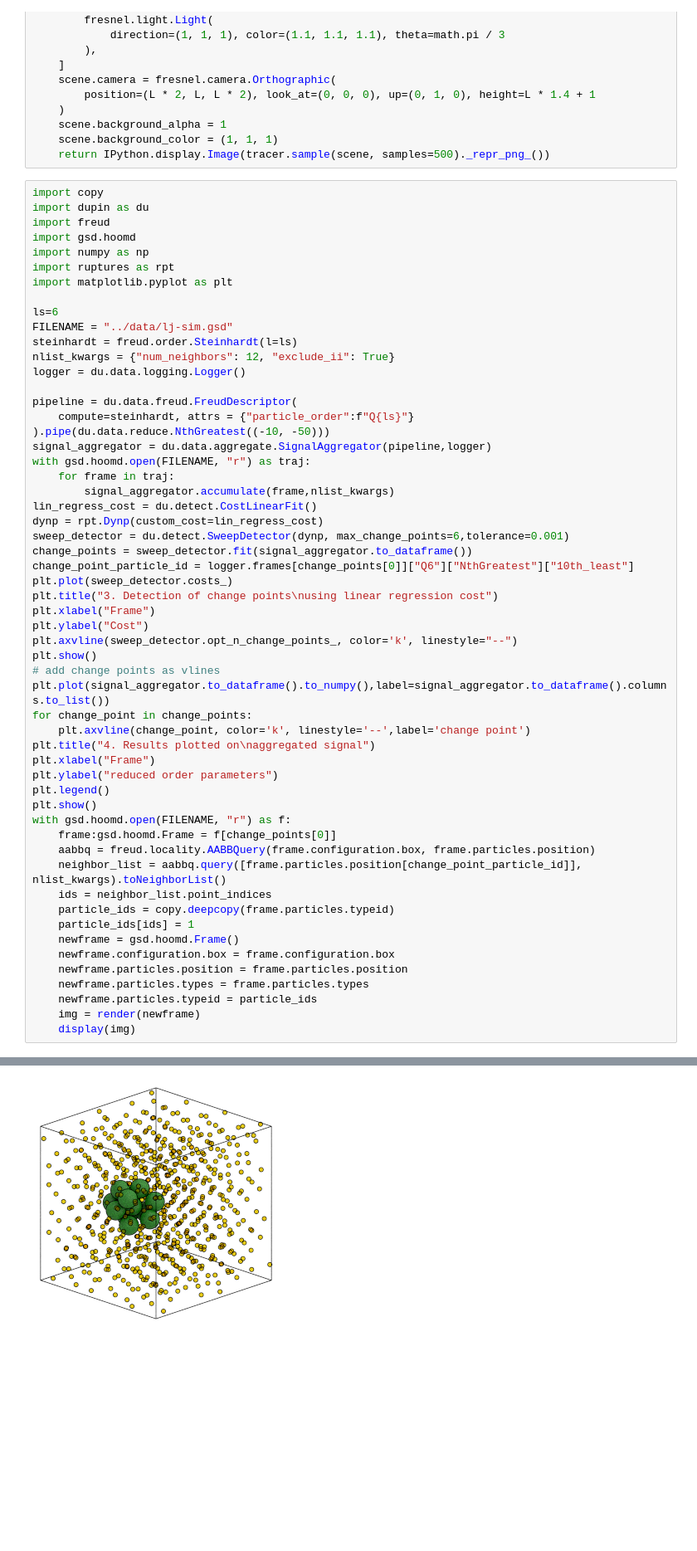
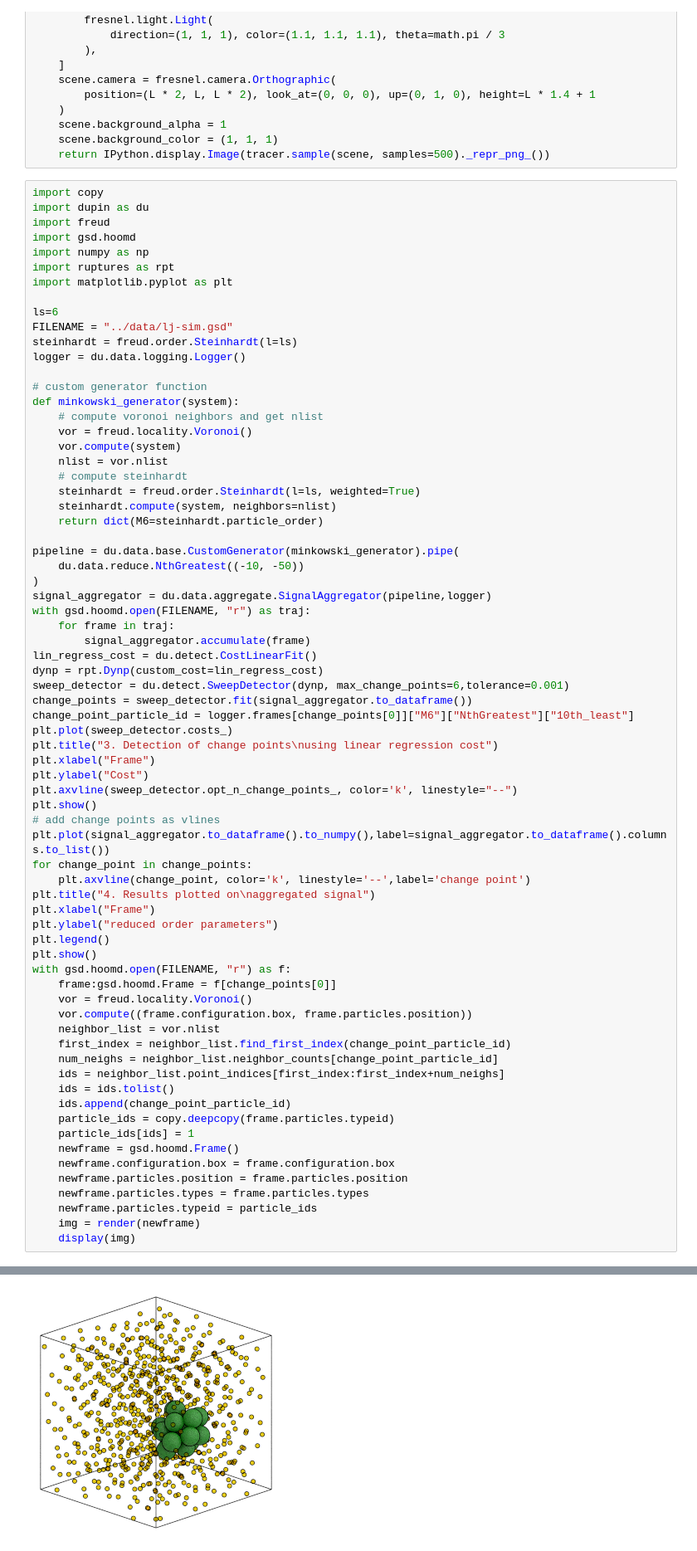
Before and after one commit to glotzerlab/dupin, a Jupyter notebook: docs/tutorials/03-Logging-particles-undergoing-detection/Logging-particles-example.ipynb, the cells around one changed output, grey strips where cells are left out. Shown at 83% size. Drawn from its saved outputs; the diff is of its cells as text; blank space fills up the shorter version.

Commit message:
use minkowski instead of Q6

```diff
--- a/docs/tutorials/03-Logging-particles-undergoing-detection/Logging-particles-example.ipynb
+++ b/docs/tutorials/03-Logging-particles-undergoing-detection/Logging-particles-example.ipynb
@@ -69,21 +69,31 @@ import matplotlib.pyplot as plt
 ls=6
 FILENAME = "../data/lj-sim.gsd"
 steinhardt = freud.order.Steinhardt(l=ls)
-nlist_kwargs = {"num_neighbors": 12, "exclude_ii": True}
 logger = du.data.logging.Logger()
 
-pipeline = du.data.freud.FreudDescriptor(
-    compute=steinhardt, attrs = {"particle_order":f"Q{ls}"}
-).pipe(du.data.reduce.NthGreatest((-10, -50)))
+# custom generator function
+def minkowski_generator(system):
+    # compute voronoi neighbors and get nlist
+    vor = freud.locality.Voronoi()
+    vor.compute(system)
+    nlist = vor.nlist
+    # compute steinhardt
+    steinhardt = freud.order.Steinhardt(l=ls, weighted=True)
+    steinhardt.compute(system, neighbors=nlist)
+    return dict(M6=steinhardt.particle_order)
+
+pipeline = du.data.base.CustomGenerator(minkowski_generator).pipe(
+    du.data.reduce.NthGreatest((-10, -50))
+)
 signal_aggregator = du.data.aggregate.SignalAggregator(pipeline,logger)
 with gsd.hoomd.open(FILENAME, "r") as traj:
     for frame in traj:
-        signal_aggregator.accumulate(frame,nlist_kwargs)
+        signal_aggregator.accumulate(frame)
 lin_regress_cost = du.detect.CostLinearFit()
 dynp = rpt.Dynp(custom_cost=lin_regress_cost)
 sweep_detector = du.detect.SweepDetector(dynp, max_change_points=6,tolerance=0.001)
 change_points = sweep_detector.fit(signal_aggregator.to_dataframe())
-change_point_particle_id = logger.frames[change_points[0]]["Q6"]["NthGreatest"]["10th_least"]
+change_point_particle_id = logger.frames[change_points[0]]["M6"]["NthGreatest"]["10th_least"]
 plt.plot(sweep_detector.costs_)
 plt.title("3. Detection of change points\nusing linear regression cost")
 plt.xlabel("Frame")
@@ -101,9 +111,14 @@ plt.legend()
 plt.show()
 with gsd.hoomd.open(FILENAME, "r") as f:
     frame:gsd.hoomd.Frame = f[change_points[0]]
-    aabbq = freud.locality.AABBQuery(frame.configuration.box, frame.particles.position)
-    neighbor_list = aabbq.query([frame.particles.position[change_point_particle_id]], nlist_kwargs).toNeighborList()
-    ids = neighbor_list.point_indices
+    vor = freud.locality.Voronoi()
+    vor.compute((frame.configuration.box, frame.particles.position))
+    neighbor_list = vor.nlist
+    first_index = neighbor_list.find_first_index(change_point_particle_id)
+    num_neighs = neighbor_list.neighbor_counts[change_point_particle_id]
+    ids = neighbor_list.point_indices[first_index:first_index+num_neighs]
+    ids = ids.tolist()
+    ids.append(change_point_particle_id)
     particle_ids = copy.deepcopy(frame.particles.typeid)
     particle_ids[ids] = 1
     newframe = gsd.hoomd.Frame()
@@ -119 +134 @@ with gsd.hoomd.open(FILENAME, "r") as f:
-[figure, old version]
+[figure, new version]
```
Also changed, not shown: parts of 1 cell of this notebook.
